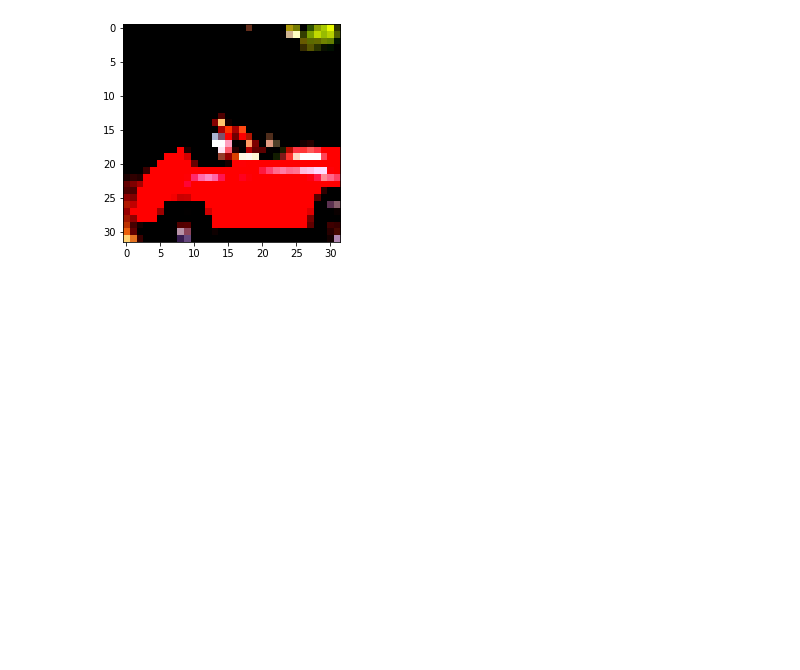
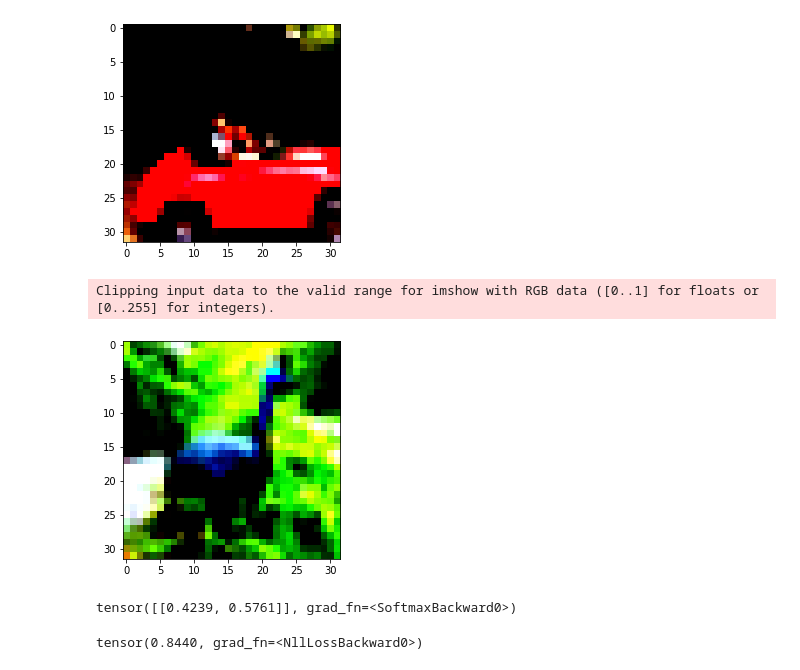
Before and after one commit to moran991231/AI-class, a Jupyter notebook: pytorch_ch7/image_classify.ipynb, the cells around one changed output. Saved outputs shown, nothing was run; the diff lists cells and outputs as text; code cells hidden in the pictures; blank space fills up the shorter version.

```diff
--- a/pytorch_ch7/image_classify.ipynb
+++ b/pytorch_ch7/image_classify.ipynb
@@ -69,3 +87,8 @@ plt.show()
 # %% [output]
 Clipping input data to the valid range for imshow with RGB data ([0..1] for floats or [0..255] for integers).
 [figure]
+# %%
+label_map = {0:0, 2:1}
+class_names = ['airplane', 'bird']
+cifar2 = [(img, label_map[label]) for img, label in transformed_cifar10 if label in [0,2]]
+cifar2_val = [(img, label_map[label]) for img, label in transformed_cifar10_val if label in [0,2]]
@@ -71,0 +98,26 @@ Clipping input data to the valid range for imshow with RGB data ([0..1] for floa
+# %%
+img, _ = cifar2[0]
+plt.imshow(img.permute(1,2,0))
+plt.show()
+# %% [output]
+Clipping input data to the valid range for imshow with RGB data ([0..1] for floats or [0..255] for integers).
+[figure, added]
+# %%
+img_batch = img.view(-1).unsqueeze(0)
+out = model(img_batch)
+out
+# %% [output]
+tensor([[0.4239, 0.5761]], grad_fn=<SoftmaxBackward0>)
+# %%
+model = nn.Sequential(
+    nn.Linear(3072, 512),
+    nn.Tanh(),
+    nn.Linear(512,2),
+    nn.LogSoftmax(dim=1)
+)
+loss = nn.NLLLoss()
+img, label = cifar2[0]
+out = model(img.view(-1).unsqueeze(0))
+loss(out, torch.tensor([label]))
+# %% [output]
+tensor(0.8440, grad_fn=<NllLossBackward0>)
```
Also changed, not shown: parts of 14 cells of this notebook, 3 other files.
